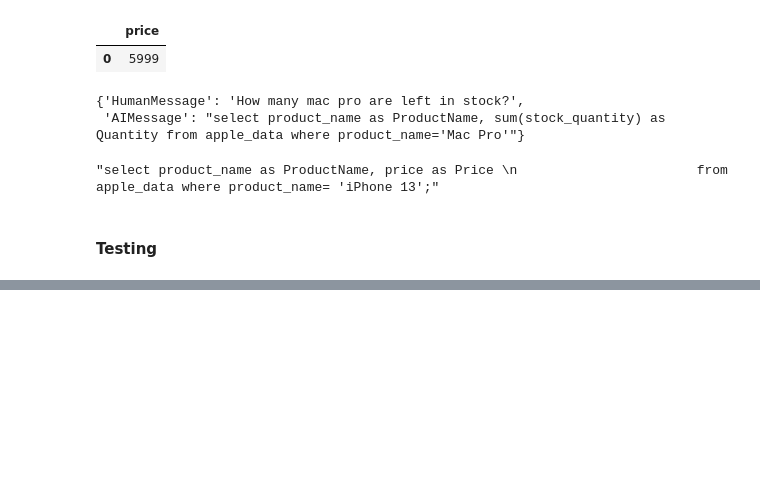
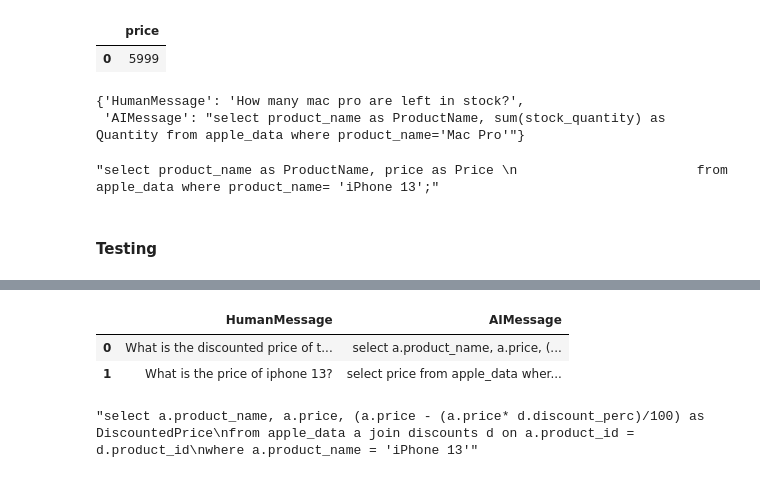
Before and after one commit to singh97kishan/Inventory-GenAI-Assistant, a Jupyter notebook: experiment.ipynb, the cells around one changed output, grey strips where cells are left out. Saved outputs shown, nothing was run; the diff lists cells and outputs as text; code cells hidden in the pictures; blank space fills up the shorter version.

```diff
--- a/experiment.ipynb
+++ b/experiment.ipynb
@@ -347,7 +348,7 @@ SQLQuery: select a.product_name, a.price, d.discount_perc, a.price*(1-d.discount
                     from apple_data a join discounts d on a.product_id = d.product_id
                      where a.product_name = 'Airpods Max';
 # %%
-chat_history = ""
+chat_history = dict()
 
 history = f"""Based on the conversation below, answer the current question.
 Convsersation history :
@@ -356,7 +357,7 @@ AI Response : {chat_history["AIMessage"]}
 """
 
 #prompt = "How many mac pro are left in stock?"
-prompt = "What is the price?"
+prompt = "I want to know the price of iphone 13"
 from langchain.schema import SystemMessage, HumanMessage, AIMessage
 
 #
@@ -438,10 +439,10 @@ from utilities import data_dict, mysql_prompt, generic_prompts, few_shots
 from dotenv import load_dotenv
 load_dotenv()
 
-# database_name = 'apple_store'
-# data_table = 'apple_data'
-# discount_table = 'discounts'
-# mysql_conn_str = f"mysql+mysqlconnector://root:root@localhost/{database_name}"
+database_name = 'apple_store'
+data_table = 'apple_data'
+discount_table = 'discounts'
+mysql_conn_str = f"mysql+mysqlconnector://root:root@localhost/{database_name}"
 
 history_df = pd.DataFrame(columns = ["HumanMessage", "AIMessage"])
 
@@ -493,8 +494,6 @@ def generate_llm_response(prompt, history_df):
     exampleSelector = SemanticSimilarityExampleSelector(vectorstore = vectorstore, k=1)
     response, chat_history = "", dict()
     chat_history = get_chat_history(history_df)
-
-    #prompt = "How many mac pro are left in stock?"
     msg = [
         SystemMessage(content = mysql_prompt),
         HumanMessage(content = exampleSelector.select_examples({"Question": prompt})[0]['Question']),
@@ -511,7 +510,6 @@ def generate_llm_response(prompt, history_df):
     res_data = get_sql_result(clean_query)
 
     chat_history_dict = {'HumanMessage': [prompt], 'AIMessage': [clean_query]}
-    print(f"Chat history: {history_df}")
     history_df = save_chat_history(chat_history_dict, history_df)
 
     history_df = refresh_chat_history(history_df)
@@ -530,7 +520,7 @@ resp1, history_df =  generate_llm_response("What is the price of iphone 13?", hi
 print(resp1)
 print(history_df)
 
-resp2, history_df = generate_llm_response("How many units are left in stock?", history_df)
+resp2, history_df = generate_llm_response("What is the discounted price of the above product?", history_df)
 print(resp2)
 print(history_df)
 # %% [output]
@@ -584,0 +543,10 @@ Chat history:                         HumanMessage  \
+# %%
+history_df
+# %% [output]
+|  | HumanMessage | AIMessage |
+| 0 | What is the discounted price of t... | select a.product_name, a.price, (... |
+| 1 | What is the price of iphone 13? | select price from apple_data wher... |
+# %%
+history_df['AIMessage'][0]
+# %% [output]
+"select a.product_name, a.price, (a.price - (a.price* d.discount_perc)/100) as DiscountedPrice\nfrom apple_data a join discounts d on a.product_id = d.product_id\nwhere a.product_name = 'iPhone 13'"
```
Also changed, not shown: parts of 6 cells of this notebook, 1 other file.
